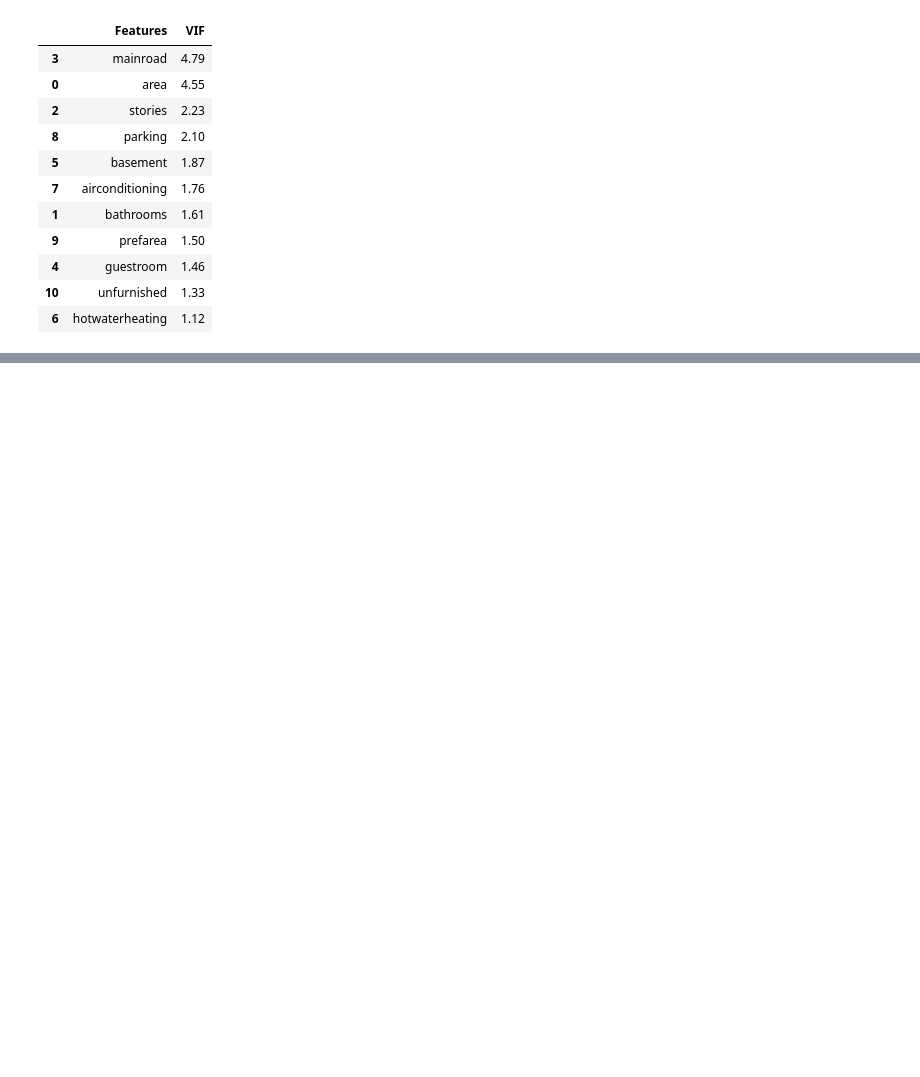
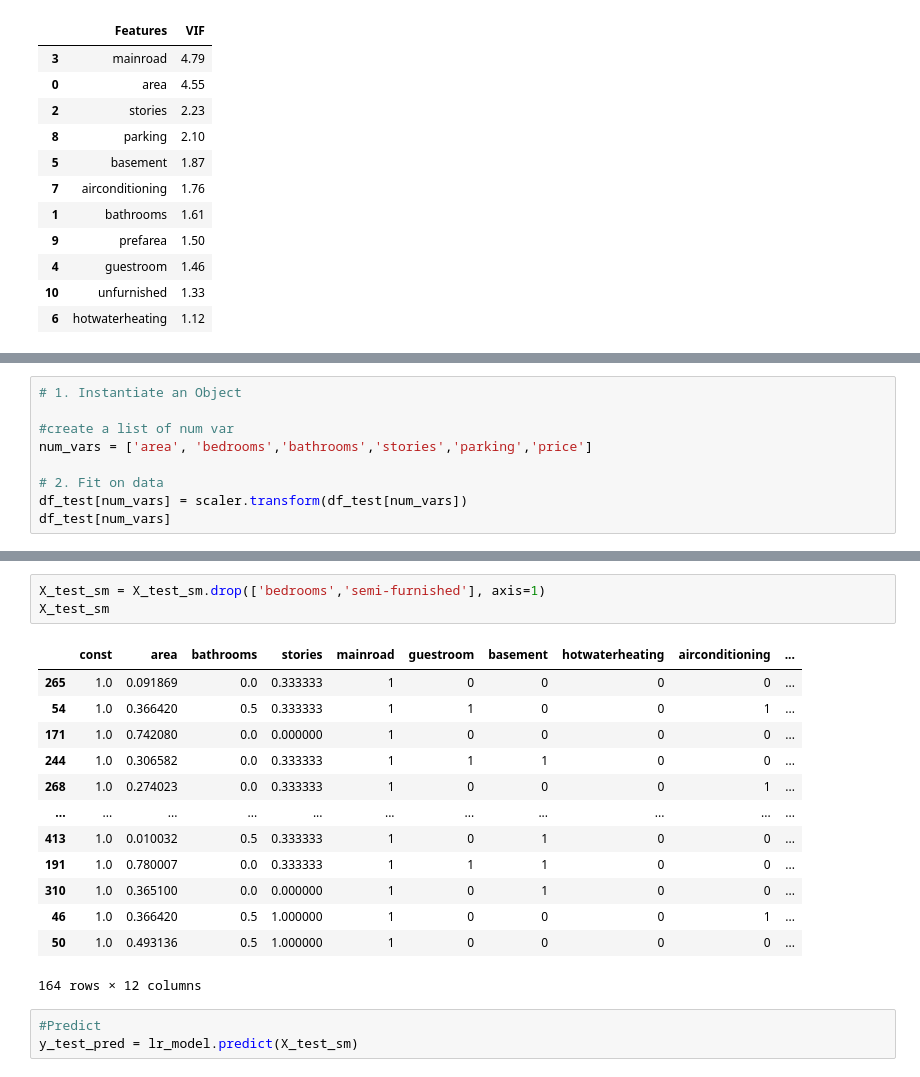
Before and after one commit to khairnardevashish/Advertising-Simple-Linear-Regression, a Jupyter notebook: MLR/Multiple LR.ipynb, the cells around one changed output, grey strips where cells are left out. Saved outputs shown, nothing was run; the diff lists cells and outputs as text; blank space fills up the shorter version.

```diff
--- a/MLR/Multiple LR.ipynb
+++ b/MLR/Multiple LR.ipynb
@@ -566,0 +579,9 @@ vif
+# %%
+# 1. Instantiate an Object
+
+#create a list of num var
+num_vars = ['area', 'bedrooms','bathrooms','stories','parking','price']
+
+# 2. Fit on data
+df_test[num_vars] = scaler.transform(df_test[num_vars])
+df_test[num_vars]
@@ -566,0 +628,20 @@ vif
+# %%
+X_test_sm = X_test_sm.drop(['bedrooms','semi-furnished'], axis=1)
+X_test_sm
+# %% [output]
+|  | const | area | bathrooms | stories | mainroad | guestroom | basement | hotwaterheating | airconditioning | ... |
+| 265 | 1.0 | 0.091869 | 0.0 | 0.333333 | 1 | 0 | 0 | 0 | 0 | ... |
+| 54 | 1.0 | 0.366420 | 0.5 | 0.333333 | 1 | 1 | 0 | 0 | 1 | ... |
+| 171 | 1.0 | 0.742080 | 0.0 | 0.000000 | 1 | 0 | 0 | 0 | 0 | ... |
+| 244 | 1.0 | 0.306582 | 0.0 | 0.333333 | 1 | 1 | 1 | 0 | 0 | ... |
+| 268 | 1.0 | 0.274023 | 0.0 | 0.333333 | 1 | 0 | 0 | 0 | 1 | ... |
+| ... | ... | ... | ... | ... | ... | ... | ... | ... | ... | ... |
+| 413 | 1.0 | 0.010032 | 0.5 | 0.333333 | 1 | 0 | 1 | 0 | 0 | ... |
+| 191 | 1.0 | 0.780007 | 0.0 | 0.333333 | 1 | 1 | 1 | 0 | 0 | ... |
+| 310 | 1.0 | 0.365100 | 0.0 | 0.000000 | 1 | 0 | 1 | 0 | 0 | ... |
+| 46 | 1.0 | 0.366420 | 0.5 | 1.000000 | 1 | 0 | 0 | 0 | 1 | ... |
+| 50 | 1.0 | 0.493136 | 0.5 | 1.000000 | 1 | 0 | 0 | 0 | 0 | ... |
+164 rows × 12 columns
+# %%
+#Predict
+y_test_pred = lr_model.predict(X_test_sm)
```
Also changed, not shown: parts of 32 cells of this notebook.
